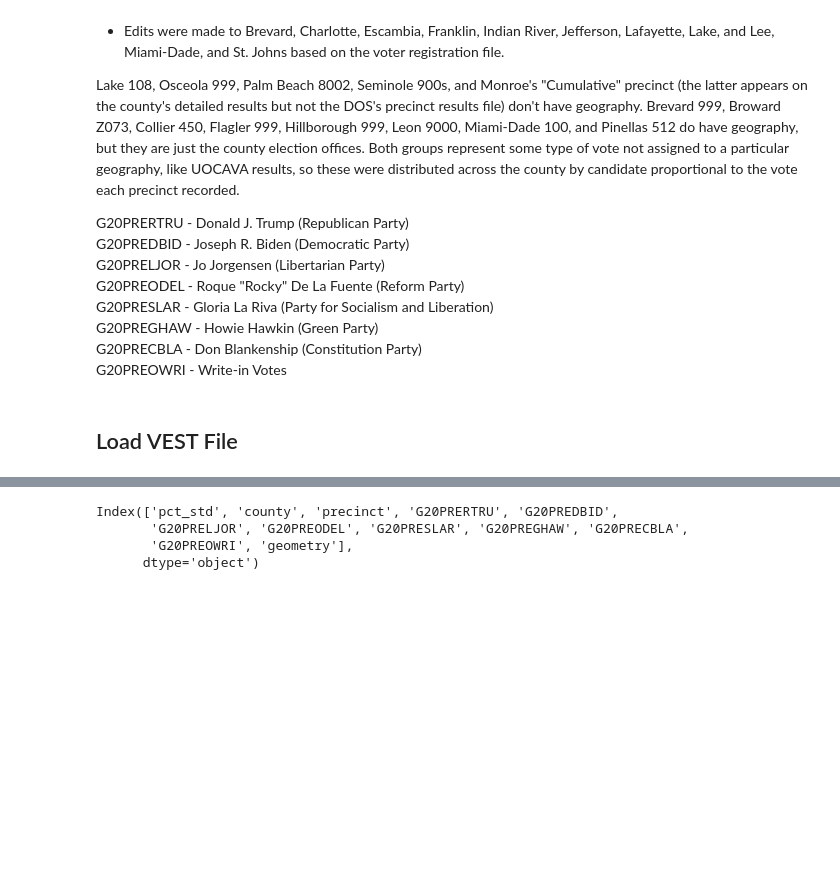
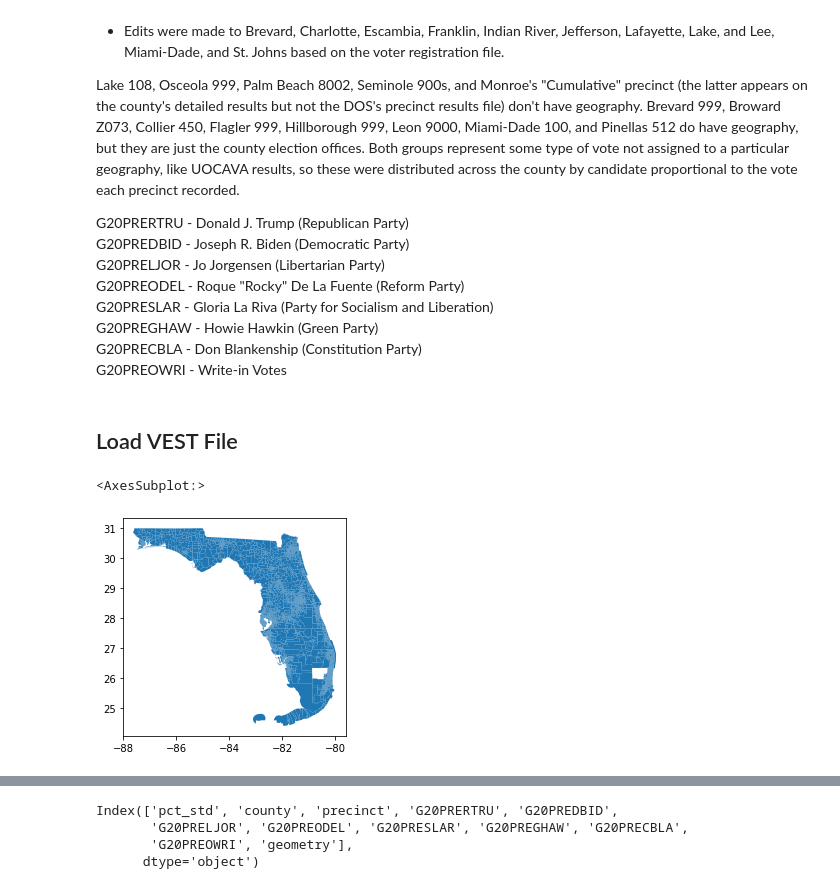
Before and after one commit to nonpartisan-redistricting-datahub/erj-fl, a Jupyter notebook: 2020/general/fl_gen_20_st_prec.ipynb, the cells around one changed output, grey strips where cells are left out. Cells and saved outputs as stored; diff of their text form; code cells hidden in the pictures; blank space fills up the shorter version.

```diff
--- a/2020/general/fl_gen_20_st_prec.ipynb
+++ b/2020/general/fl_gen_20_st_prec.ipynb
@@ -42,3 +42,8 @@ G20PREOWRI - Write-in Votes
 ## Load VEST File
 # %%
 vest_fl_20 = gp.read_file("./raw-from-source/VEST/fl_2020/fl_2020.shp")
+# %%
+vest_fl_20.plot()
+# %% [output]
+<AxesSubplot:>
+[figure, added]
```
Also changed, not shown: parts of 71 cells of this notebook, 3 other files.
